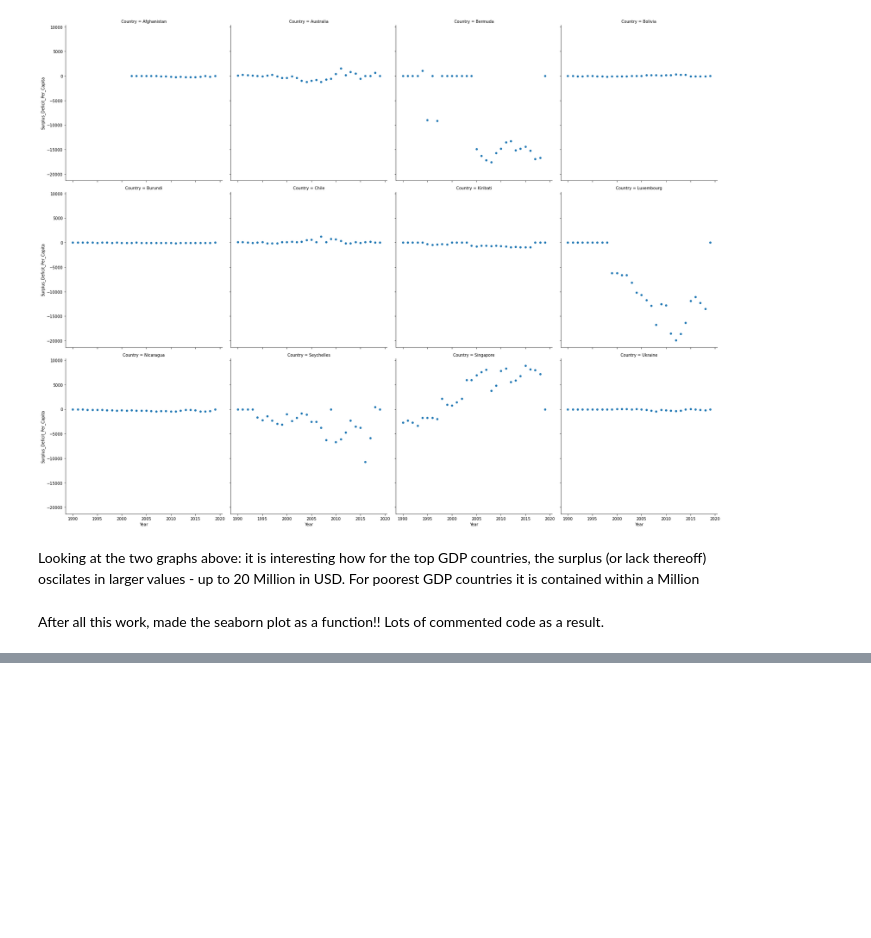
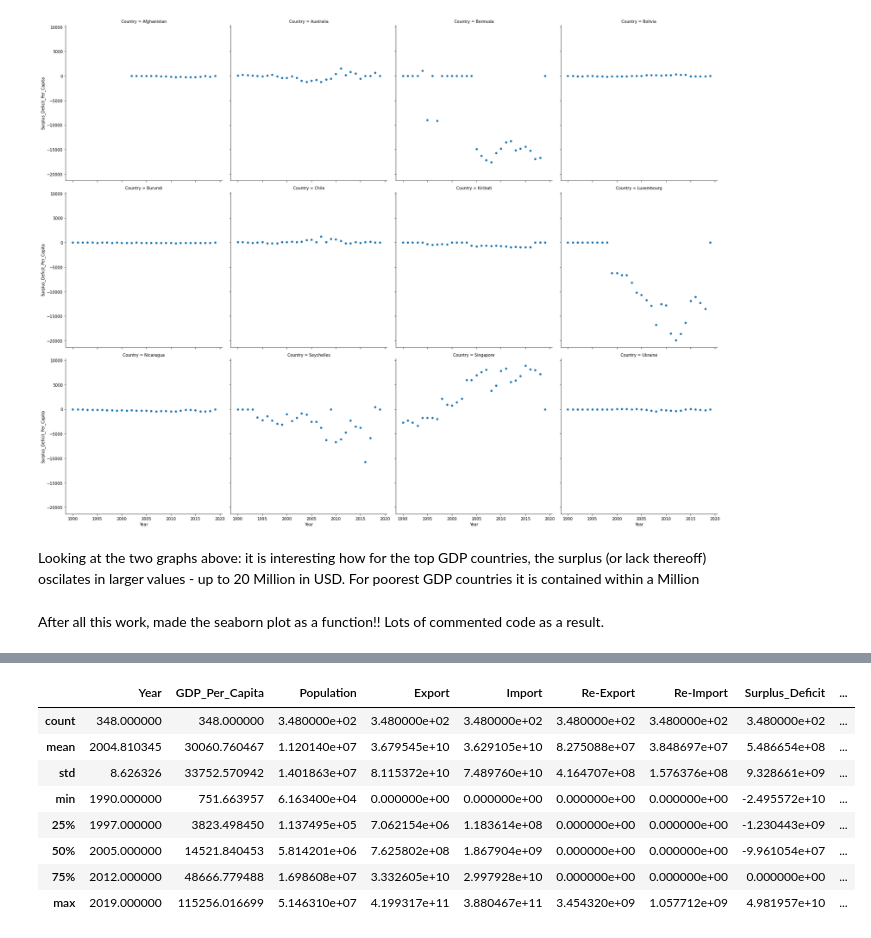
Before and after one commit to tomoumer/un_data_question-tomoumer, a Jupyter notebook: notebooks/UN_Data_Solo.ipynb, the cells around one changed output, grey strips where cells are left out. Cells and saved outputs as stored; diff of their text form; code cells hidden in the pictures; blank space fills up the shorter version.

```diff
--- a/notebooks/UN_Data_Solo.ipynb
+++ b/notebooks/UN_Data_Solo.ipynb
@@ -762,0 +856,12 @@ After all this work, made the seaborn plot as a function!! Lots of commented cod
+# %%
+filtered_gdp_cont_pop_trade.describe()
+# %% [output]
+|  | Year | GDP_Per_Capita | Population | Export | Import | Re-Export | Re-Import | Surplus_Deficit | ... |
+| count | 348.000000 | 348.000000 | 3.480000e+02 | 3.480000e+02 | 3.480000e+02 | 3.480000e+02 | 3.480000e+02 | 3.480000e+02 | ... |
+| mean | 2004.810345 | 30060.760467 | 1.120140e+07 | 3.679545e+10 | 3.629105e+10 | 8.275088e+07 | 3.848697e+07 | 5.486654e+08 | ... |
+| std | 8.626326 | 33752.570942 | 1.401863e+07 | 8.115372e+10 | 7.489760e+10 | 4.164707e+08 | 1.576376e+08 | 9.328661e+09 | ... |
+| min | 1990.000000 | 751.663957 | 6.163400e+04 | 0.000000e+00 | 0.000000e+00 | 0.000000e+00 | 0.000000e+00 | -2.495572e+10 | ... |
+| 25% | 1997.000000 | 3823.498450 | 1.137495e+05 | 7.062154e+06 | 1.183614e+08 | 0.000000e+00 | 0.000000e+00 | -1.230443e+09 | ... |
+| 50% | 2005.000000 | 14521.840453 | 5.814201e+06 | 7.625802e+08 | 1.867904e+09 | 0.000000e+00 | 0.000000e+00 | -9.961054e+07 | ... |
+| 75% | 2012.000000 | 48666.779488 | 1.698608e+07 | 3.332605e+10 | 2.997928e+10 | 0.000000e+00 | 0.000000e+00 | 0.000000e+00 | ... |
+| max | 2019.000000 | 115256.016699 | 5.146310e+07 | 4.199317e+11 | 3.880467e+11 | 3.454320e+09 | 1.057712e+09 | 4.981957e+10 | ... |
```
Also changed, not shown: parts of 16 cells of this notebook.
